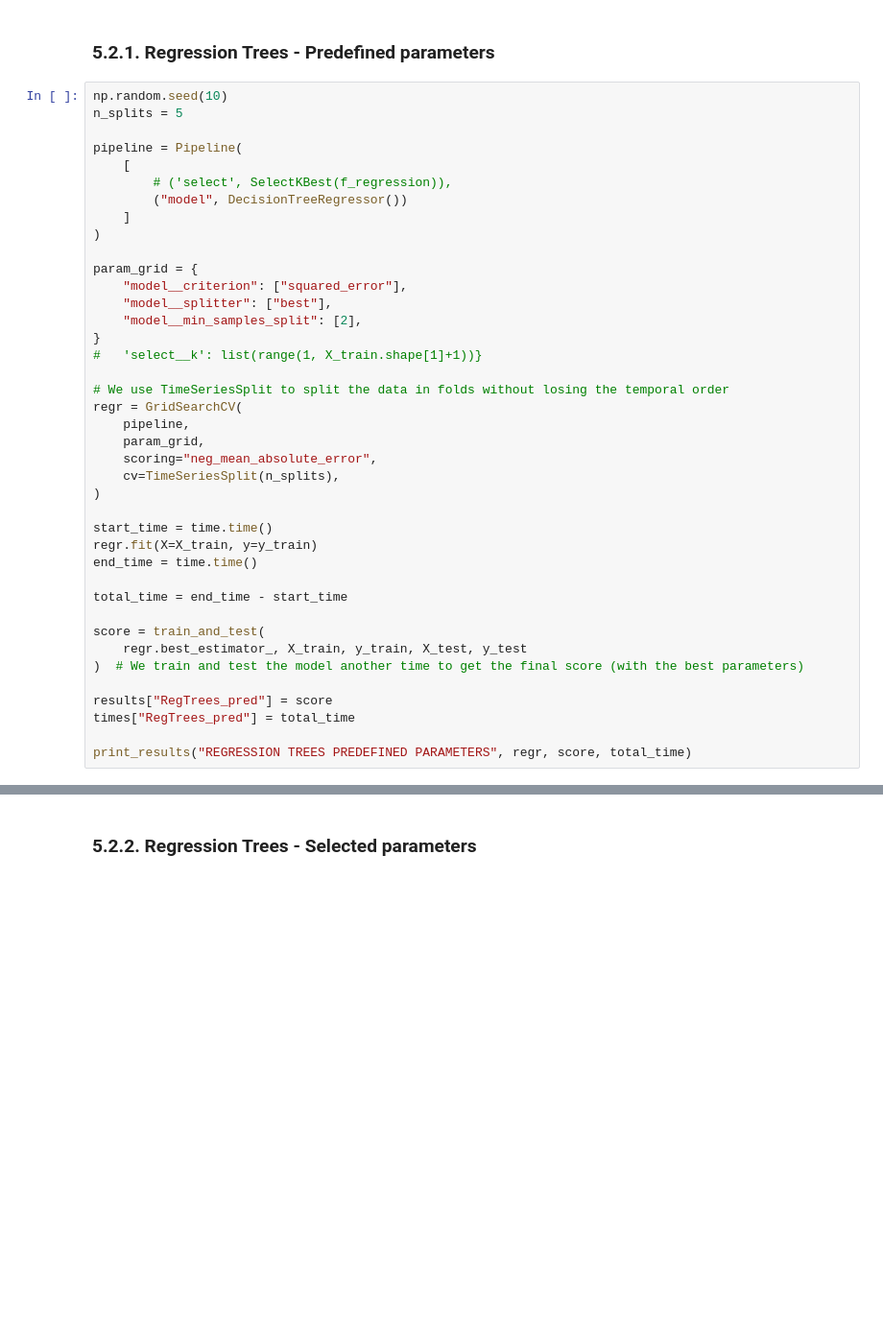
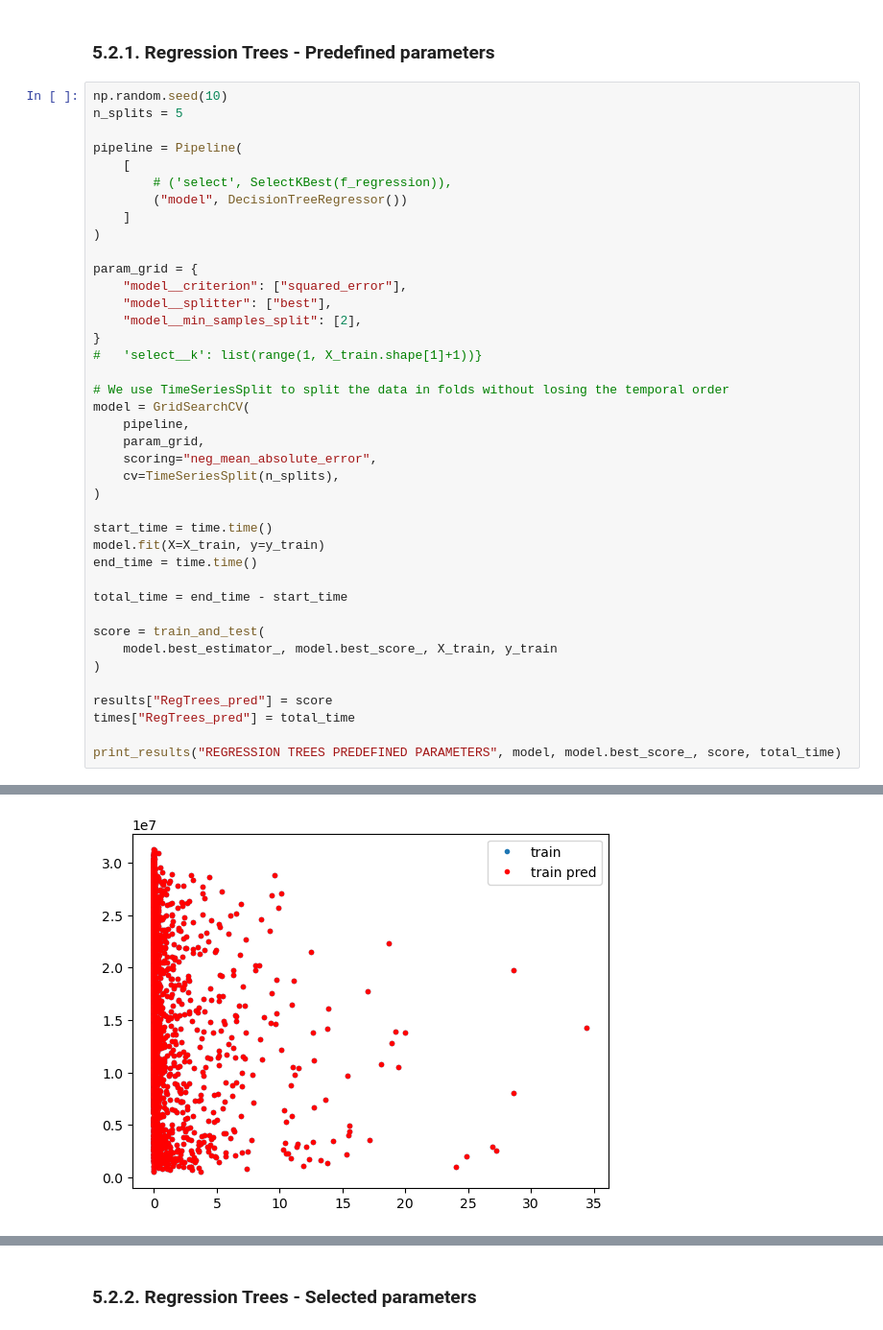
Before and after one commit to carlosiborra/AMS-2013-2014-Solar-Energy-Prediction-Contest, a Jupyter notebook: code/model.ipynb, the cells around one changed output, grey strips where cells are left out. Shown at 96% size. Cells and saved outputs as stored; diff of their text form; blank space fills up the shorter version.

```diff
--- a/code/model.ipynb
+++ b/code/model.ipynb
@@ -704,7 +767,7 @@ param_grid = {
 #   'select__k': list(range(1, X_train.shape[1]+1))}
 
 # We use TimeSeriesSplit to split the data in folds without losing the temporal order
-regr = GridSearchCV(
+model = GridSearchCV(
     pipeline,
     param_grid,
     scoring="neg_mean_absolute_error",
@@ -712,16 +775,17 @@ regr = GridSearchCV(
 )
 
 start_time = time.time()
-regr.fit(X=X_train, y=y_train)
+model.fit(X=X_train, y=y_train)
 end_time = time.time()
 
 total_time = end_time - start_time
 
 score = train_and_test(
-    regr.best_estimator_, X_train, y_train, X_test, y_test
-)  # We train and test the model another time to get the final score (with the best parameters)
+    model.best_estimator_, model.best_score_, X_train, y_train
+)
 
 results["RegTrees_pred"] = score
 times["RegTrees_pred"] = total_time
 
-print_results("REGRESSION TREES PREDEFINED PARAMETERS", regr, score, total_time)
+print_results("REGRESSION TREES PREDEFINED PARAMETERS", model, model.best_score_, score, total_time)
+# %% [output]
@@ -727,0 +795 @@ print_results("REGRESSION TREES PREDEFINED PARAMETERS", regr, score, total_time)
+[figure, added]
```
Also changed, not shown: parts of 16 cells of this notebook, 2 other files.
